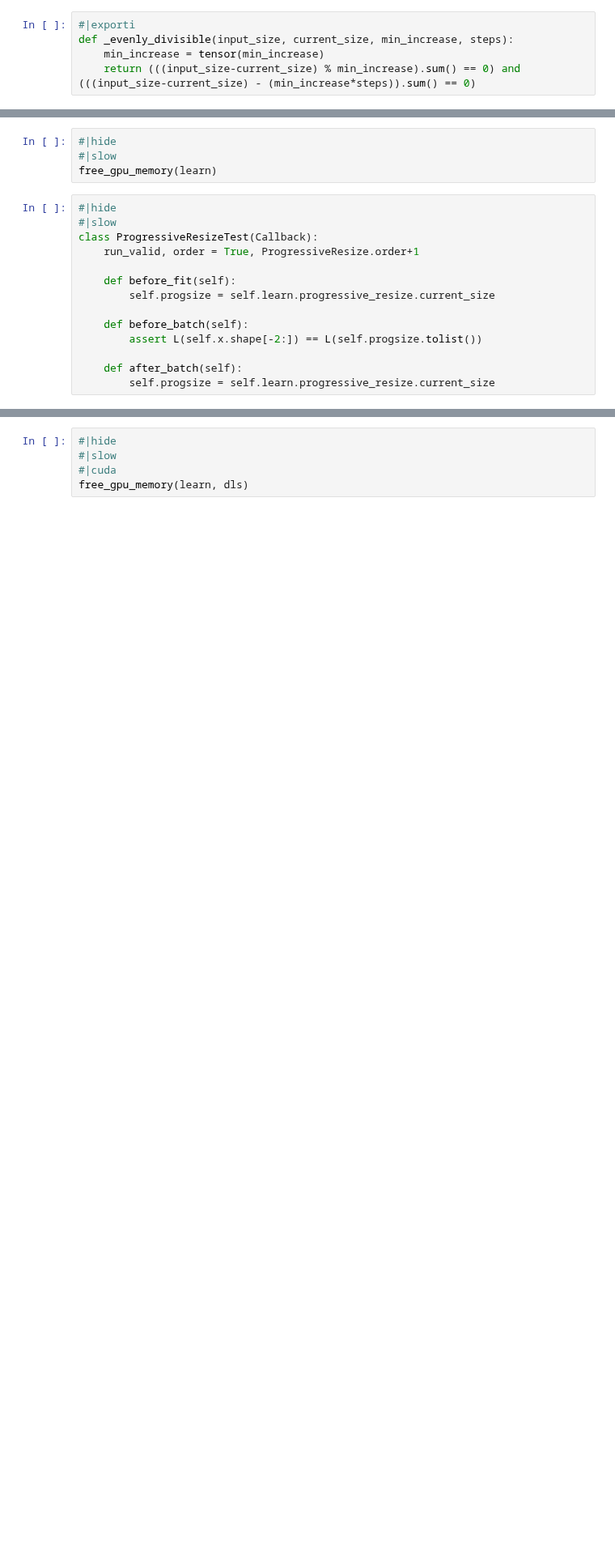
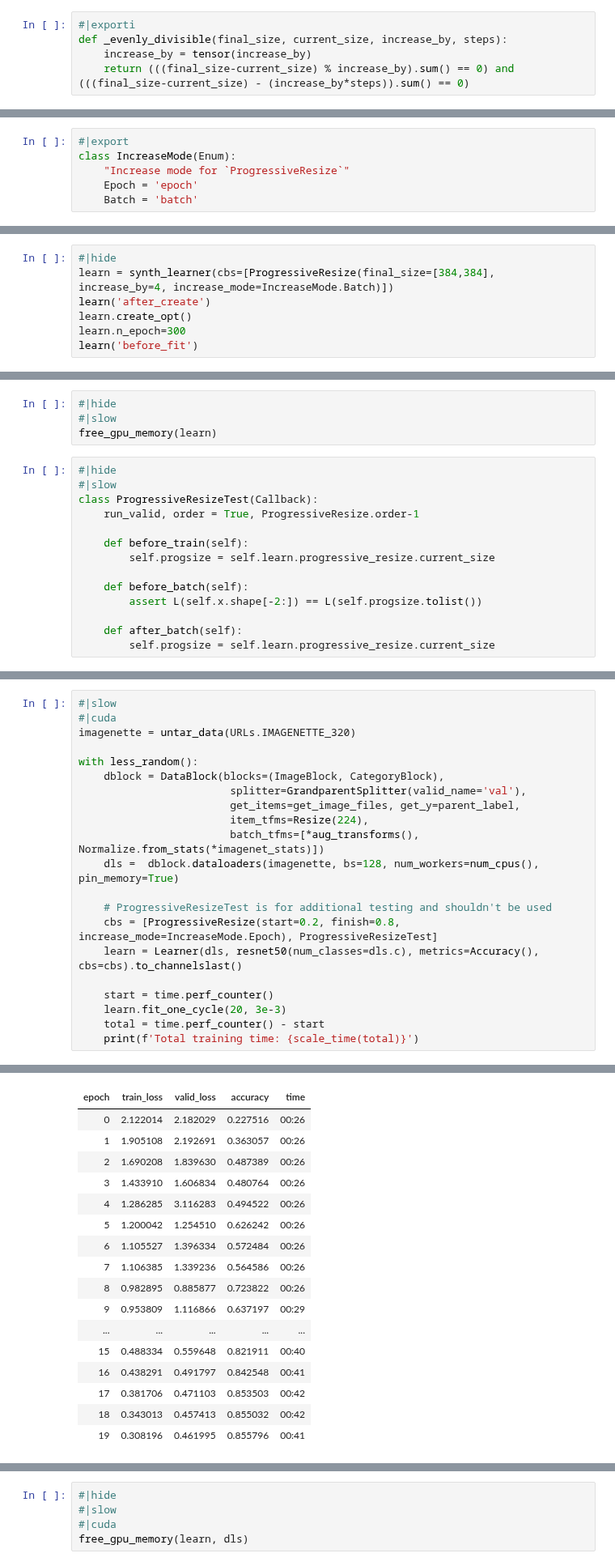
Before and after one commit to warner-benjamin/fastxtend, a Jupyter notebook: nbs/callback.progresize.ipynb, the cells around one changed output, grey strips where cells are left out. Shown at 81% size. Cells and saved outputs as stored; diff of their text form; blank space fills up the shorter version.

Commit message:
Add back batch progressive resizing

```diff
--- a/nbs/callback.progresize.ipynb
+++ b/nbs/callback.progresize.ipynb
@@ -44,6 +44,6 @@ def _num_steps(input_size, current_size, min_increase):
     return steps
 # %%
 #|exporti
-def _evenly_divisible(input_size, current_size, min_increase, steps):
-    min_increase = tensor(min_increase)
-    return (((input_size-current_size) % min_increase).sum() == 0) and (((input_size-current_size) - (min_increase*steps)).sum() == 0)
+def _evenly_divisible(final_size, current_size, increase_by, steps):
+    increase_by = tensor(increase_by)
+    return (((final_size-current_size) % increase_by).sum() == 0) and (((final_size-current_size) - (increase_by*steps)).sum() == 0)
@@ -56,3 +50,9 @@ class ProgSizeMode(Enum):
+# %%
+#|export
+class IncreaseMode(Enum):
+    "Increase mode for `ProgressiveResize`"
+    Epoch = 'epoch'
+    Batch = 'batch'
 # %%
 #|export
 class ProgressiveResize(Callback):
@@ -365,0 +396,7 @@ Starting at epoch 156 and finishing at epoch 225 for a final training size of [3
+# %%
+#|hide
+learn = synth_learner(cbs=[ProgressiveResize(final_size=[384,384], increase_by=4, increase_mode=IncreaseMode.Batch)])
+learn('after_create')
+learn.create_opt()
+learn.n_epoch=300
+learn('before_fit')
@@ -393,9 +443,9 @@ free_gpu_memory(learn)
 #|hide
 #|slow
 class ProgressiveResizeTest(Callback):
-    run_valid, order = True, ProgressiveResize.order+1
+    run_valid, order = True, ProgressiveResize.order-1
 
-    def before_fit(self):
+    def before_train(self):
         self.progsize = self.learn.progressive_resize.current_size
 
     def before_batch(self):
@@ -446,0 +503,22 @@ Total training time: 629.7 s
+# %%
+#|slow
+#|cuda
+imagenette = untar_data(URLs.IMAGENETTE_320)
+
+with less_random():
+    dblock = DataBlock(blocks=(ImageBlock, CategoryBlock),
+                        splitter=GrandparentSplitter(valid_name='val'),
+                        get_items=get_image_files, get_y=parent_label,
+                        item_tfms=Resize(224),
+                        batch_tfms=[*aug_transforms(), Normalize.from_stats(*imagenet_stats)])
+    dls =  dblock.dataloaders(imagenette, bs=128, num_workers=num_cpus(), pin_memory=True)
+
+    # ProgressiveResizeTest is for additional testing and shouldn't be used
+    cbs = [ProgressiveResize(start=0.2, finish=0.8, increase_mode=IncreaseMode.Epoch), ProgressiveResizeTest]
+    learn = Learner(dls, resnet50(num_classes=dls.c), metrics=Accuracy(), cbs=cbs).to_channelslast()
+
+    start = time.perf_counter()
+    learn.fit_one_cycle(20, 3e-3)
+    total = time.perf_counter() - start
+    print(f'Total training time: {scale_time(total)}')
+# %% [output]
@@ -446,0 +527,17 @@ Total training time: 629.7 s
+| epoch | train_loss | valid_loss | accuracy | time |
+| 0 | 2.122014 | 2.182029 | 0.227516 | 00:26 |
+| 1 | 1.905108 | 2.192691 | 0.363057 | 00:26 |
+| 2 | 1.690208 | 1.839630 | 0.487389 | 00:26 |
+| 3 | 1.433910 | 1.606834 | 0.480764 | 00:26 |
+| 4 | 1.286285 | 3.116283 | 0.494522 | 00:26 |
+| 5 | 1.200042 | 1.254510 | 0.626242 | 00:26 |
+| 6 | 1.105527 | 1.396334 | 0.572484 | 00:26 |
+| 7 | 1.106385 | 1.339236 | 0.564586 | 00:26 |
+| 8 | 0.982895 | 0.885877 | 0.723822 | 00:26 |
+| 9 | 0.953809 | 1.116866 | 0.637197 | 00:29 |
+| ... | ... | ... | ... | ... |
+| 15 | 0.488334 | 0.559648 | 0.821911 | 00:40 |
+| 16 | 0.438291 | 0.491797 | 0.842548 | 00:41 |
+| 17 | 0.381706 | 0.471103 | 0.853503 | 00:42 |
+| 18 | 0.343013 | 0.457413 | 0.855032 | 00:42 |
+| 19 | 0.308196 | 0.461995 | 0.855796 | 00:41 |
```
Also changed, not shown: parts of 17 cells of this notebook, 3 other files.
